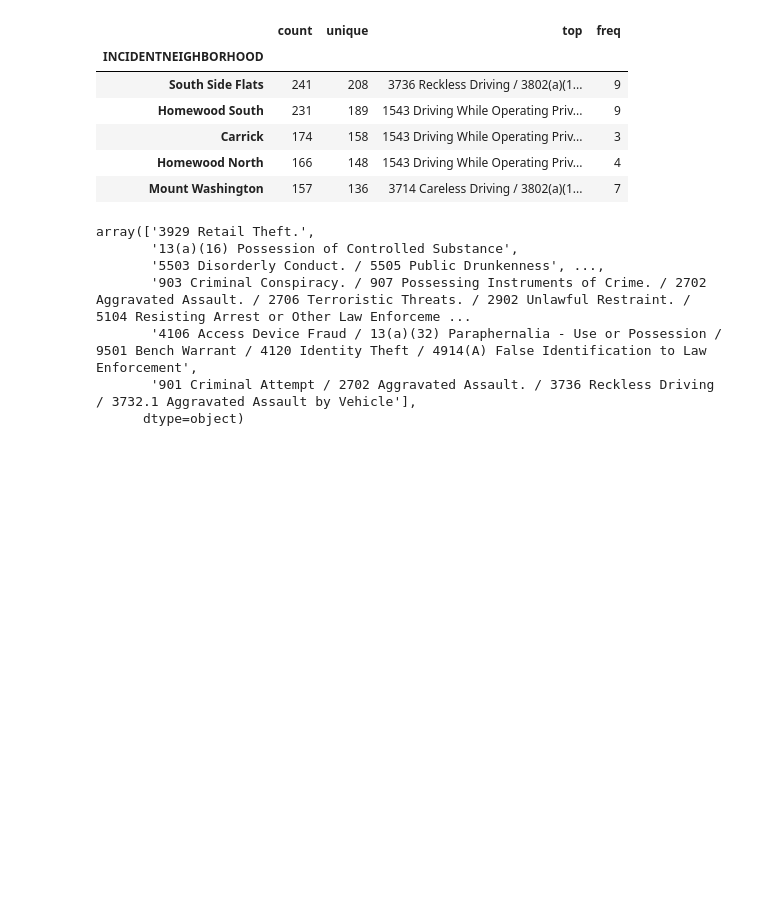
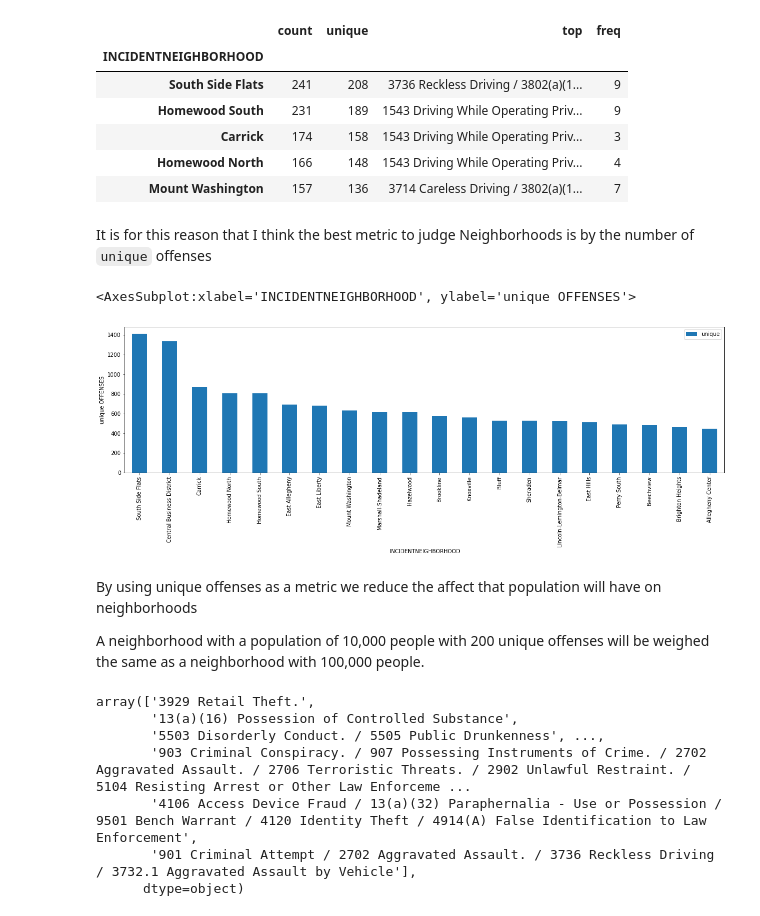
Before and after one commit to strobosco/bigideasfinal, a Jupyter notebook: safety.ipynb, the cells around one changed output. Cells and saved outputs as stored; diff of their text form; code cells hidden in the pictures; blank space fills up the shorter version.

```diff
--- a/safety.ipynb
+++ b/safety.ipynb
@@ -49,6 +57,17 @@ aslt.head()
 | Carrick | 174 | 158 | 1543 Driving While Operating Priv... | 3 |
 | Homewood North | 166 | 148 | 1543 Driving While Operating Priv... | 4 |
 | Mount Washington | 157 | 136 | 3714 Careless Driving / 3802(a)(1... | 7 |
+# %% [markdown]
+It is for this reason that I think the best metric to judge Neighborhoods is by the number of `unique` offenses
+# %%
+df.sort_values(by='unique', ascending=False).iloc[0:20].plot.bar(y='unique', ylabel='unique OFFENSES', figsize=(20,5))
+# %% [output]
+<AxesSubplot:xlabel='INCIDENTNEIGHBORHOOD', ylabel='unique OFFENSES'>
+[figure, added]
+# %% [markdown]
+By using unique offenses as a metric we reduce the affect that population will have on neighborhoods<br />
+
+A neighborhood with a population of 10,000 people with 200 unique offenses will be weighed the same as a neighborhood with 100,000 people.
 # %%
 dset['OFFENSES'].unique()
 # %% [output]
```
Also changed, not shown: parts of 3 cells of this notebook.
